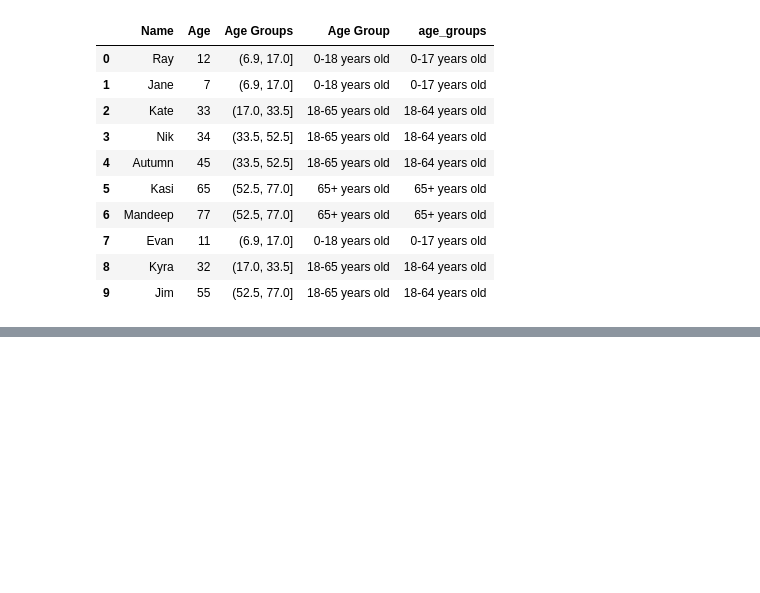
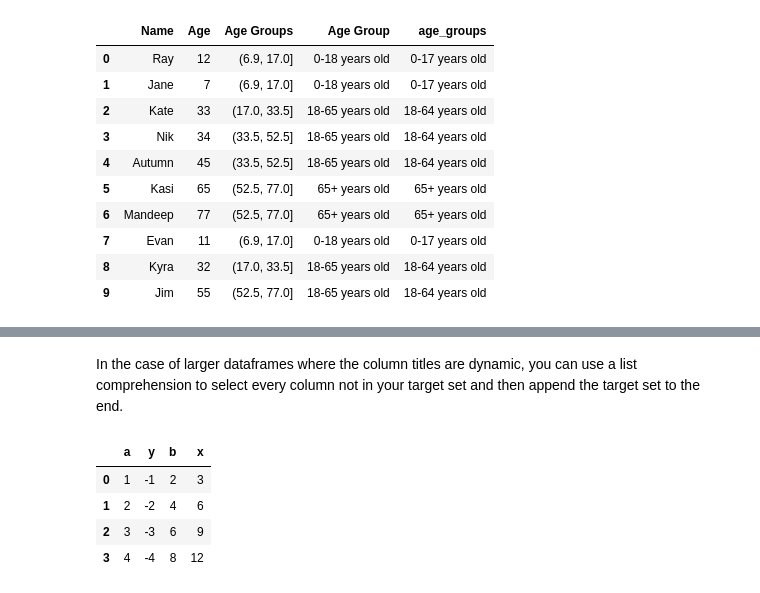
Before and after one commit to jalwalb2765/python_resources, a Jupyter notebook: 4_pandas.ipynb, the cells around one changed output, grey strips where cells are left out. Saved outputs shown, nothing was run; the diff lists cells and outputs as text; code cells hidden in the pictures; blank space fills up the shorter version.

```diff
--- a/4_pandas.ipynb
+++ b/4_pandas.ipynb
@@ -1741,0 +1868,11 @@ df
+# %% [markdown]
+In the case of larger dataframes where the column titles are dynamic, you can use a list comprehension to select every column not in your target set and then append the target set to the end.
+# %%
+df[[c for c in df if c not in ['b', 'x']]
+   + ['b', 'x']]
+# %% [output]
+|  | a | y | b | x |
+| 0 | 1 | -1 | 2 | 3 |
+| 1 | 2 | -2 | 4 | 6 |
+| 2 | 3 | -3 | 6 | 9 |
+| 3 | 4 | -4 | 8 | 12 |
```
Also changed, not shown: parts of 13 cells of this notebook.
